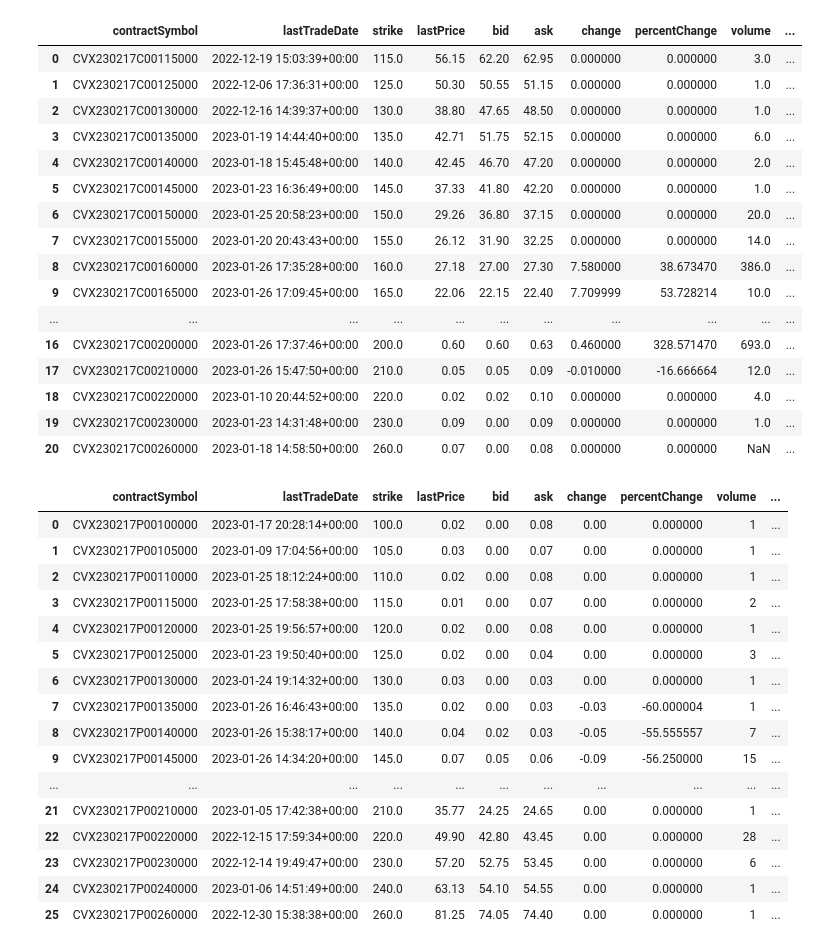
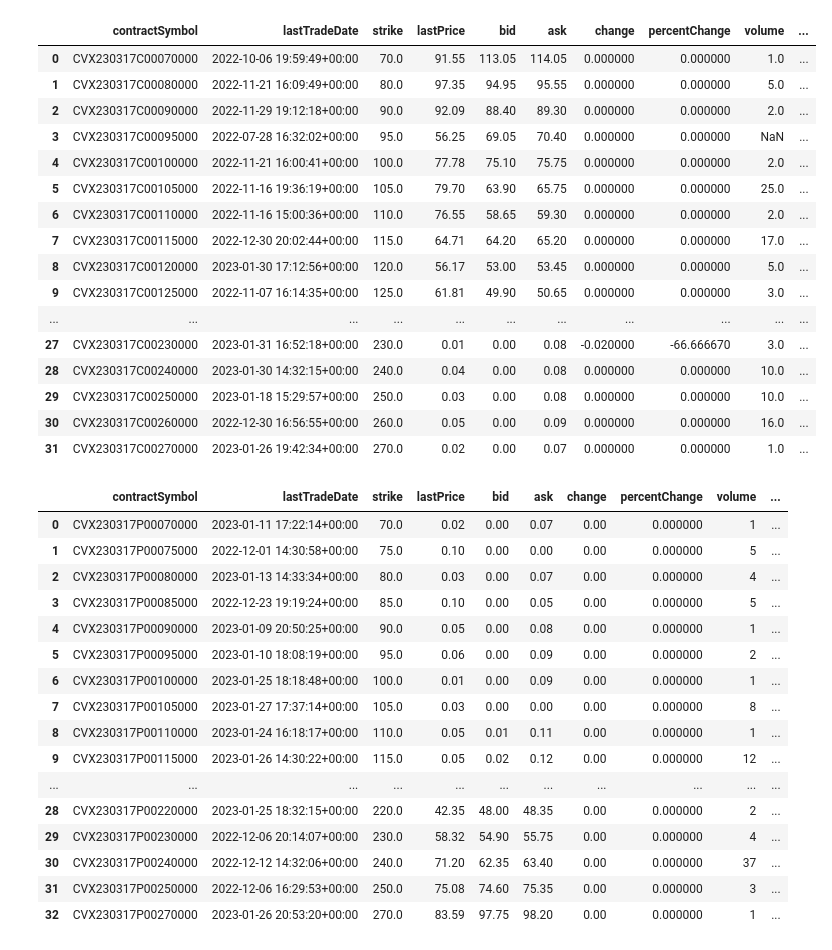
Before and after one commit to bdowdell/2023-722-binder, a Jupyter notebook: 6c-introduction-options.ipynb, the cells around one changed output. Drawn from its saved outputs; the diff is of its cells as text; code cells hidden in the pictures.

Commit message:
changed option maturity date to March 17, 2023 and reran for current prices

```diff
--- a/6c-introduction-options.ipynb
+++ b/6c-introduction-options.ipynb
@@ -51,41 +52,41 @@ cvx.options
 # %%
-x = cvx.option_chain("2023-02-17")
+x = cvx.option_chain("2023-03-17")
 x.calls
 # %% [output]
 |  | contractSymbol | lastTradeDate | strike | lastPrice | bid | ask | change | percentChange | volume | ... |
-| 0 | CVX230217C00115000 | 2022-12-19 15:03:39+00:00 | 115.0 | 56.15 | 62.20 | 62.95 | 0.000000 | 0.000000 | 3.0 | ... |
-| 1 | CVX230217C00125000 | 2022-12-06 17:36:31+00:00 | 125.0 | 50.30 | 50.55 | 51.15 | 0.000000 | 0.000000 | 1.0 | ... |
-| 2 | CVX230217C00130000 | 2022-12-16 14:39:37+00:00 | 130.0 | 38.80 | 47.65 | 48.50 | 0.000000 | 0.000000 | 1.0 | ... |
-| 3 | CVX230217C00135000 | 2023-01-19 14:44:40+00:00 | 135.0 | 42.71 | 51.75 | 52.15 | 0.000000 | 0.000000 | 6.0 | ... |
-| 4 | CVX230217C00140000 | 2023-01-18 15:45:48+00:00 | 140.0 | 42.45 | 46.70 | 47.20 | 0.000000 | 0.000000 | 2.0 | ... |
-| 5 | CVX230217C00145000 | 2023-01-23 16:36:49+00:00 | 145.0 | 37.33 | 41.80 | 42.20 | 0.000000 | 0.000000 | 1.0 | ... |
-| 6 | CVX230217C00150000 | 2023-01-25 20:58:23+00:00 | 150.0 | 29.26 | 36.80 | 37.15 | 0.000000 | 0.000000 | 20.0 | ... |
-| 7 | CVX230217C00155000 | 2023-01-20 20:43:43+00:00 | 155.0 | 26.12 | 31.90 | 32.25 | 0.000000 | 0.000000 | 14.0 | ... |
-| 8 | CVX230217C00160000 | 2023-01-26 17:35:28+00:00 | 160.0 | 27.18 | 27.00 | 27.30 | 7.580000 | 38.673470 | 386.0 | ... |
-| 9 | CVX230217C00165000 | 2023-01-26 17:09:45+00:00 | 165.0 | 22.06 | 22.15 | 22.40 | 7.709999 | 53.728214 | 10.0 | ... |
+| 0 | CVX230317C00070000 | 2022-10-06 19:59:49+00:00 | 70.0 | 91.55 | 113.05 | 114.05 | 0.000000 | 0.000000 | 1.0 | ... |
+| 1 | CVX230317C00080000 | 2022-11-21 16:09:49+00:00 | 80.0 | 97.35 | 94.95 | 95.55 | 0.000000 | 0.000000 | 5.0 | ... |
+| 2 | CVX230317C00090000 | 2022-11-29 19:12:18+00:00 | 90.0 | 92.09 | 88.40 | 89.30 | 0.000000 | 0.000000 | 2.0 | ... |
+| 3 | CVX230317C00095000 | 2022-07-28 16:32:02+00:00 | 95.0 | 56.25 | 69.05 | 70.40 | 0.000000 | 0.000000 | NaN | ... |
+| 4 | CVX230317C00100000 | 2022-11-21 16:00:41+00:00 | 100.0 | 77.78 | 75.10 | 75.75 | 0.000000 | 0.000000 | 2.0 | ... |
+| 5 | CVX230317C00105000 | 2022-11-16 19:36:19+00:00 | 105.0 | 79.70 | 63.90 | 65.75 | 0.000000 | 0.000000 | 25.0 | ... |
+| 6 | CVX230317C00110000 | 2022-11-16 15:00:36+00:00 | 110.0 | 76.55 | 58.65 | 59.30 | 0.000000 | 0.000000 | 2.0 | ... |
+| 7 | CVX230317C00115000 | 2022-12-30 20:02:44+00:00 | 115.0 | 64.71 | 64.20 | 65.20 | 0.000000 | 0.000000 | 17.0 | ... |
+| 8 | CVX230317C00120000 | 2023-01-30 17:12:56+00:00 | 120.0 | 56.17 | 53.00 | 53.45 | 0.000000 | 0.000000 | 5.0 | ... |
+| 9 | CVX230317C00125000 | 2022-11-07 16:14:35+00:00 | 125.0 | 61.81 | 49.90 | 50.65 | 0.000000 | 0.000000 | 3.0 | ... |
 | ... | ... | ... | ... | ... | ... | ... | ... | ... | ... | ... |
-| 16 | CVX230217C00200000 | 2023-01-26 17:37:46+00:00 | 200.0 | 0.60 | 0.60 | 0.63 | 0.460000 | 328.571470 | 693.0 | ... |
-| 17 | CVX230217C00210000 | 2023-01-26 15:47:50+00:00 | 210.0 | 0.05 | 0.05 | 0.09 | -0.010000 | -16.666664 | 12.0 | ... |
-| 18 | CVX230217C00220000 | 2023-01-10 20:44:52+00:00 | 220.0 | 0.02 | 0.02 | 0.10 | 0.000000 | 0.000000 | 4.0 | ... |
-| 19 | CVX230217C00230000 | 2023-01-23 14:31:48+00:00 | 230.0 | 0.09 | 0.00 | 0.09 | 0.000000 | 0.000000 | 1.0 | ... |
-| 20 | CVX230217C00260000 | 2023-01-18 14:58:50+00:00 | 260.0 | 0.07 | 0.00 | 0.08 | 0.000000 | 0.000000 | NaN | ... |
+| 27 | CVX230317C00230000 | 2023-01-31 16:52:18+00:00 | 230.0 | 0.01 | 0.00 | 0.08 | -0.020000 | -66.666670 | 3.0 | ... |
+| 28 | CVX230317C00240000 | 2023-01-30 14:32:15+00:00 | 240.0 | 0.04 | 0.00 | 0.08 | 0.000000 | 0.000000 | 10.0 | ... |
+| 29 | CVX230317C00250000 | 2023-01-18 15:29:57+00:00 | 250.0 | 0.03 | 0.00 | 0.08 | 0.000000 | 0.000000 | 10.0 | ... |
+| 30 | CVX230317C00260000 | 2022-12-30 16:56:55+00:00 | 260.0 | 0.05 | 0.00 | 0.09 | 0.000000 | 0.000000 | 16.0 | ... |
+| 31 | CVX230317C00270000 | 2023-01-26 19:42:34+00:00 | 270.0 | 0.02 | 0.00 | 0.07 | 0.000000 | 0.000000 | 1.0 | ... |
 # %%
 x.puts
 # %% [output]
 |  | contractSymbol | lastTradeDate | strike | lastPrice | bid | ask | change | percentChange | volume | ... |
-| 0 | CVX230217P00100000 | 2023-01-17 20:28:14+00:00 | 100.0 | 0.02 | 0.00 | 0.08 | 0.00 | 0.000000 | 1 | ... |
-| 1 | CVX230217P00105000 | 2023-01-09 17:04:56+00:00 | 105.0 | 0.03 | 0.00 | 0.07 | 0.00 | 0.000000 | 1 | ... |
-| 2 | CVX230217P00110000 | 2023-01-25 18:12:24+00:00 | 110.0 | 0.02 | 0.00 | 0.08 | 0.00 | 0.000000 | 1 | ... |
-| 3 | CVX230217P00115000 | 2023-01-25 17:58:38+00:00 | 115.0 | 0.01 | 0.00 | 0.07 | 0.00 | 0.000000 | 2 | ... |
-| 4 | CVX230217P00120000 | 2023-01-25 19:56:57+00:00 | 120.0 | 0.02 | 0.00 | 0.08 | 0.00 | 0.000000 | 1 | ... |
-| 5 | CVX230217P00125000 | 2023-01-23 19:50:40+00:00 | 125.0 | 0.02 | 0.00 | 0.04 | 0.00 | 0.000000 | 3 | ... |
-| 6 | CVX230217P00130000 | 2023-01-24 19:14:32+00:00 | 130.0 | 0.03 | 0.00 | 0.03 | 0.00 | 0.000000 | 1 | ... |
-| 7 | CVX230217P00135000 | 2023-01-26 16:46:43+00:00 | 135.0 | 0.02 | 0.00 | 0.03 | -0.03 | -60.000004 | 1 | ... |
-| 8 | CVX230217P00140000 | 2023-01-26 15:38:17+00:00 | 140.0 | 0.04 | 0.02 | 0.03 | -0.05 | -55.555557 | 7 | ... |
-| 9 | CVX230217P00145000 | 2023-01-26 14:34:20+00:00 | 145.0 | 0.07 | 0.05 | 0.06 | -0.09 | -56.250000 | 15 | ... |
+| 0 | CVX230317P00070000 | 2023-01-11 17:22:14+00:00 | 70.0 | 0.02 | 0.00 | 0.07 | 0.00 | 0.000000 | 1 | ... |
+| 1 | CVX230317P00075000 | 2022-12-01 14:30:58+00:00 | 75.0 | 0.10 | 0.00 | 0.00 | 0.00 | 0.000000 | 5 | ... |
+| 2 | CVX230317P00080000 | 2023-01-13 14:33:34+00:00 | 80.0 | 0.03 | 0.00 | 0.07 | 0.00 | 0.000000 | 4 | ... |
+| 3 | CVX230317P00085000 | 2022-12-23 19:19:24+00:00 | 85.0 | 0.10 | 0.00 | 0.05 | 0.00 | 0.000000 | 5 | ... |
+| 4 | CVX230317P00090000 | 2023-01-09 20:50:25+00:00 | 90.0 | 0.05 | 0.00 | 0.08 | 0.00 | 0.000000 | 1 | ... |
+| 5 | CVX230317P00095000 | 2023-01-10 18:08:19+00:00 | 95.0 | 0.06 | 0.00 | 0.09 | 0.00 | 0.000000 | 2 | ... |
+| 6 | CVX230317P00100000 | 2023-01-25 18:18:48+00:00 | 100.0 | 0.01 | 0.00 | 0.09 | 0.00 | 0.000000 | 1 | ... |
+| 7 | CVX230317P00105000 | 2023-01-27 17:37:14+00:00 | 105.0 | 0.03 | 0.00 | 0.00 | 0.00 | 0.000000 | 8 | ... |
+| 8 | CVX230317P00110000 | 2023-01-24 16:18:17+00:00 | 110.0 | 0.05 | 0.01 | 0.11 | 0.00 | 0.000000 | 1 | ... |
+| 9 | CVX230317P00115000 | 2023-01-26 14:30:22+00:00 | 115.0 | 0.05 | 0.02 | 0.12 | 0.00 | 0.000000 | 12 | ... |
 | ... | ... | ... | ... | ... | ... | ... | ... | ... | ... | ... |
-| 21 | CVX230217P00210000 | 2023-01-05 17:42:38+00:00 | 210.0 | 35.77 | 24.25 | 24.65 | 0.00 | 0.000000 | 1 | ... |
-| 22 | CVX230217P00220000 | 2022-12-15 17:59:34+00:00 | 220.0 | 49.90 | 42.80 | 43.45 | 0.00 | 0.000000 | 28 | ... |
-| 23 | CVX230217P00230000 | 2022-12-14 19:49:47+00:00 | 230.0 | 57.20 | 52.75 | 53.45 | 0.00 | 0.000000 | 6 | ... |
-| 24 | CVX230217P00240000 | 2023-01-06 14:51:49+00:00 | 240.0 | 63.13 | 54.10 | 54.55 | 0.00 | 0.000000 | 1 | ... |
-| 25 | CVX230217P00260000 | 2022-12-30 15:38:38+00:00 | 260.0 | 81.25 | 74.05 | 74.40 | 0.00 | 0.000000 | 1 | ... |
+| 28 | CVX230317P00220000 | 2023-01-25 18:32:15+00:00 | 220.0 | 42.35 | 48.00 | 48.35 | 0.00 | 0.000000 | 2 | ... |
+| 29 | CVX230317P00230000 | 2022-12-06 20:14:07+00:00 | 230.0 | 58.32 | 54.90 | 55.75 | 0.00 | 0.000000 | 4 | ... |
+| 30 | CVX230317P00240000 | 2022-12-12 14:32:06+00:00 | 240.0 | 71.20 | 62.35 | 63.40 | 0.00 | 0.000000 | 37 | ... |
+| 31 | CVX230317P00250000 | 2022-12-06 16:29:53+00:00 | 250.0 | 75.08 | 74.60 | 75.35 | 0.00 | 0.000000 | 3 | ... |
+| 32 | CVX230317P00270000 | 2023-01-26 20:53:20+00:00 | 270.0 | 83.59 | 97.75 | 98.20 | 0.00 | 0.000000 | 1 | ... |
```
Also changed, not shown: parts of 1 cell of this notebook.
